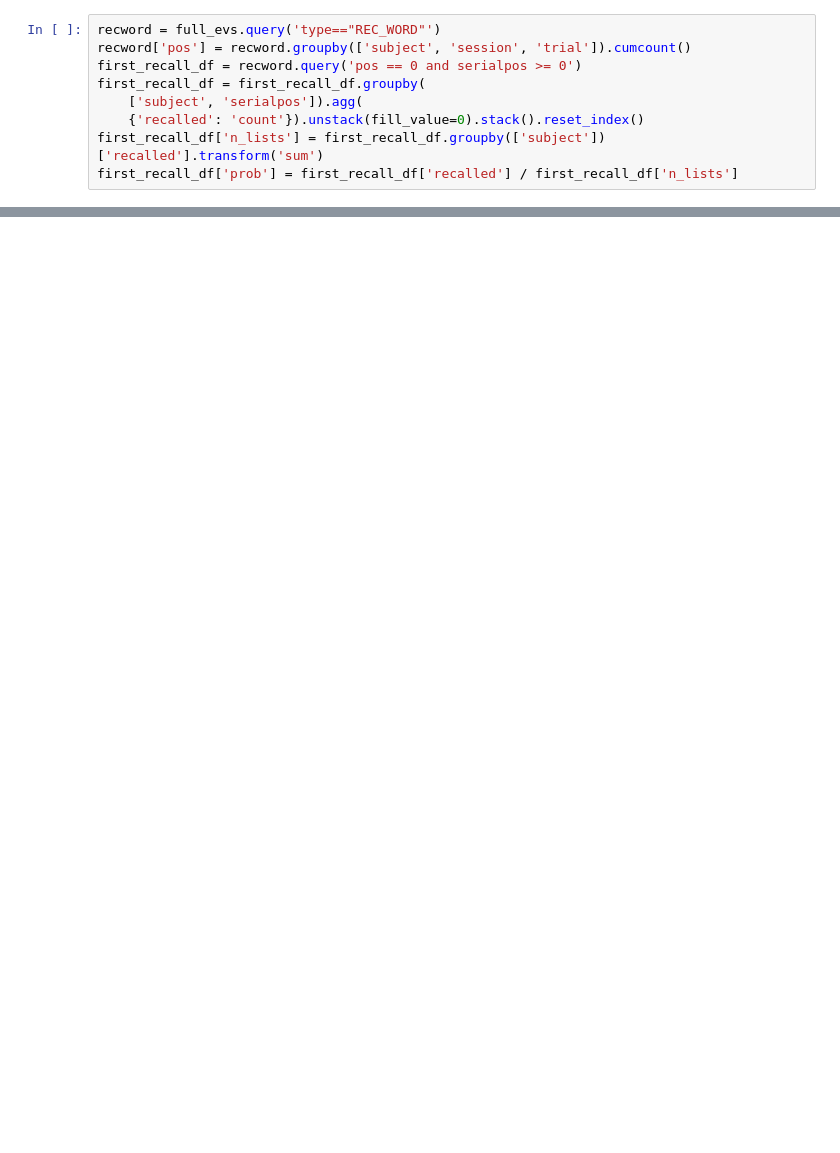
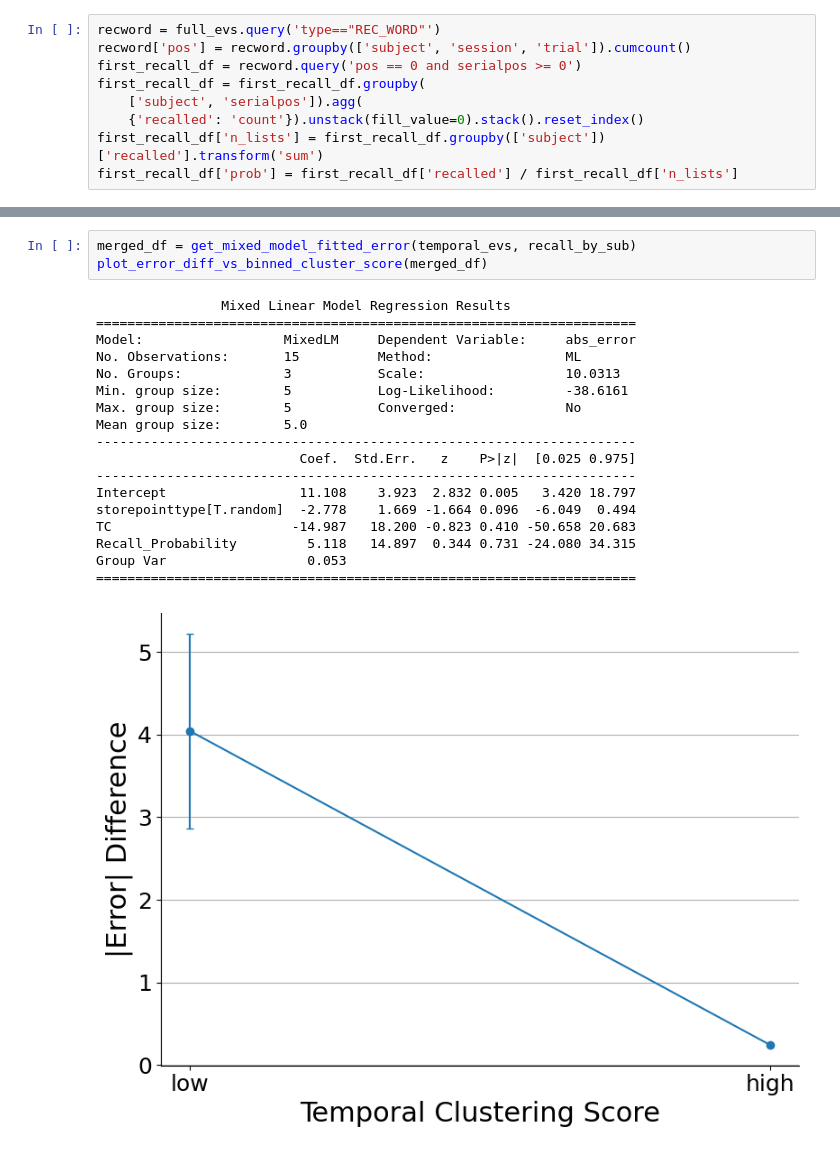
Before and after one commit to pennmem/ValueCourierAnalysis, a Jupyter notebook: PilotData/pilot_analysis.ipynb, the cells around one changed output, grey strips where cells are left out. Saved outputs shown, nothing was run; the diff lists cells and outputs as text; blank space fills up the shorter version.

```diff
--- a/PilotData/pilot_analysis.ipynb
+++ b/PilotData/pilot_analysis.ipynb
@@ -191,0 +233,22 @@ plt.show()
+# %%
+merged_df = get_mixed_model_fitted_error(temporal_evs, recall_by_sub)
+plot_error_diff_vs_binned_cluster_score(merged_df)
+# %% [output]
+                Mixed Linear Model Regression Results
+=====================================================================
+Model:                  MixedLM     Dependent Variable:     abs_error
+No. Observations:       15          Method:                 ML
+No. Groups:             3           Scale:                  10.0313
+Min. group size:        5           Log-Likelihood:         -38.6161
+Max. group size:        5           Converged:              No
+Mean group size:        5.0
+---------------------------------------------------------------------
+                          Coef.  Std.Err.   z    P>|z|  [0.025 0.975]
+---------------------------------------------------------------------
+Intercept                 11.108    3.923  2.832 0.005   3.420 18.797
+storepointtype[T.random]  -2.778    1.669 -1.664 0.096  -6.049  0.494
+TC                       -14.987   18.200 -0.823 0.410 -50.658 20.683
+Recall_Probability         5.118   14.897  0.344 0.731 -24.080 34.315
+Group Var                  0.053
+=====================================================================
+[figure, added]
```
Also changed, not shown: parts of 32 cells of this notebook, 3 other files.
